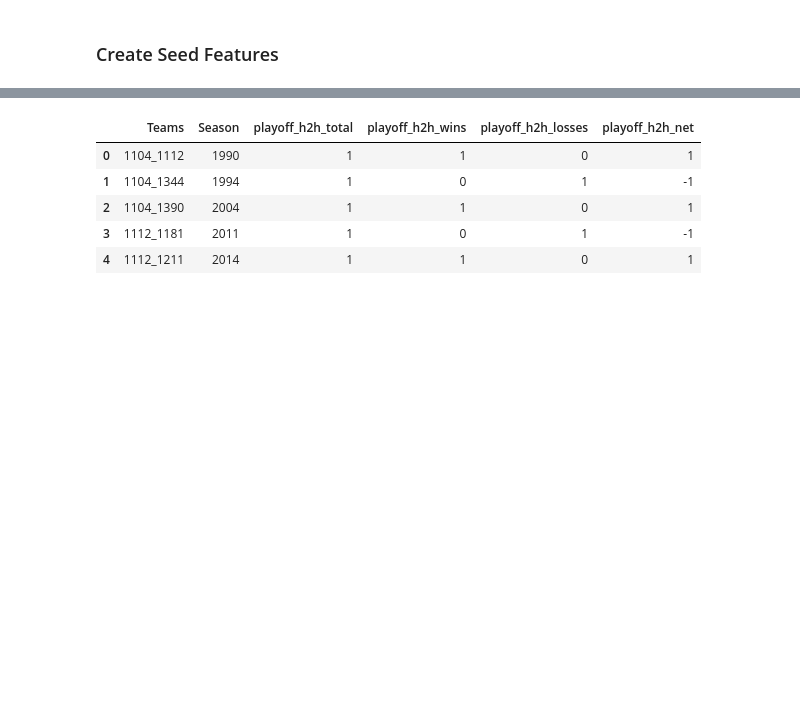
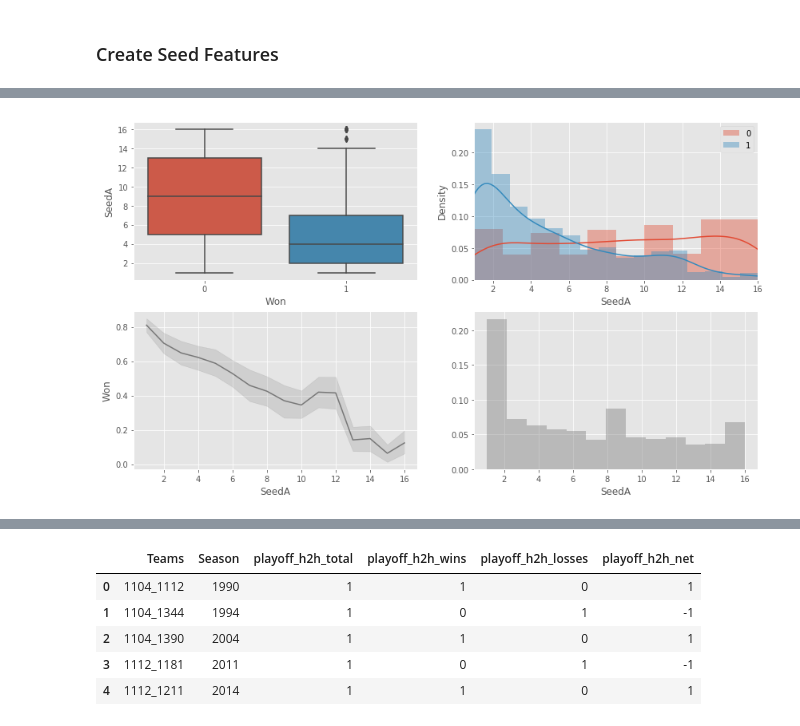
Before and after one commit to nyjgary/march-madness-2020, a Jupyter notebook: March-Madness-2020.ipynb, the cells around one changed output, grey strips where cells are left out. Cells and saved outputs as stored; diff of their text form; code cells hidden in the pictures; blank space fills up the shorter version.

Commit message:
refactor numeric feature eda

```diff
--- a/March-Madness-2020.ipynb
+++ b/March-Madness-2020.ipynb
@@ -107 +109,26 @@ memory usage: 53.7+ KB
+# %%
+def clf_eda_numeric(data, feature, target='Won'):
+    """ Creates EDA plots for a binary target vs. a select numeric feature """
+
+    # set up axes and define attributes
+    fig, axes = plt.subplots(nrows=2, ncols=2, figsize=(14,8))
+    neutral_color = list(plt.rcParams['axes.prop_cycle'])[3]['color']
+
+    # top-left: boxplot
+    sns.boxplot(x=target, y=feature, data=data, ax=axes[0,0])
+
+    # top-right: overlapping density plots, 1 for each class
+    for y in [0,1]:
+        subset = data[data[target]==y]
+        sns.distplot(subset[feature], label=y, ax=axes[0,1])
+        xmin, xmax = data[feature].min(), data[feature].max()
+        axes[0,1].set_xlim(xmin, xmax)
+        axes[0,1].set_ylabel('Density')
+        axes[0,1].legend()
+
+    # bottom-left: line plot of average target by feature value
+    sns.lineplot(x=feature, y=target, color=neutral_color, data=data, ax=axes[1,0])
+
+    # bottom-right: histogram of combined data
+    sns.distplot(data[feature], kde=False, norm_hist=True, label='Density', color=neutral_color, ax=axes[1,1])
 # %% [markdown]
@@ -187,0 +215,4 @@ data.head()
+# %%
+clf_eda_numeric(data, feature='SeedA')
+# %% [output]
+[figure, added]
```
Also changed, not shown: parts of 12 cells of this notebook.
